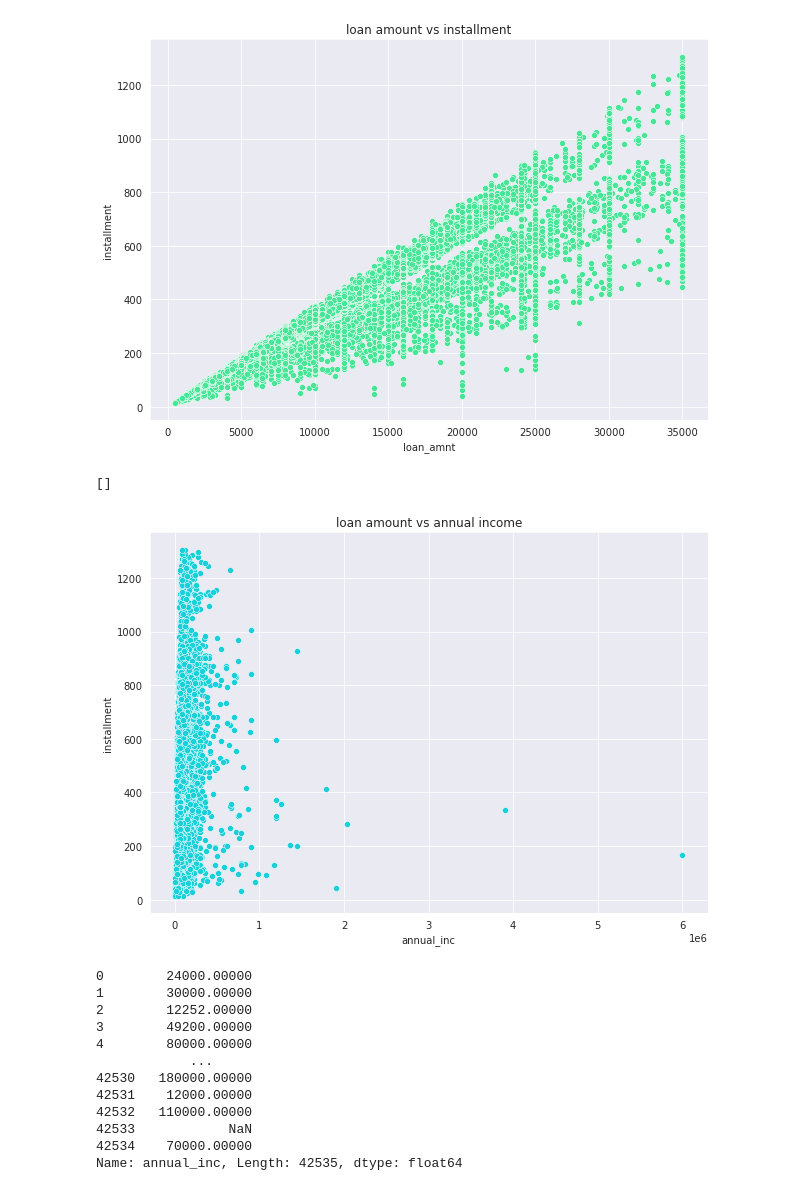
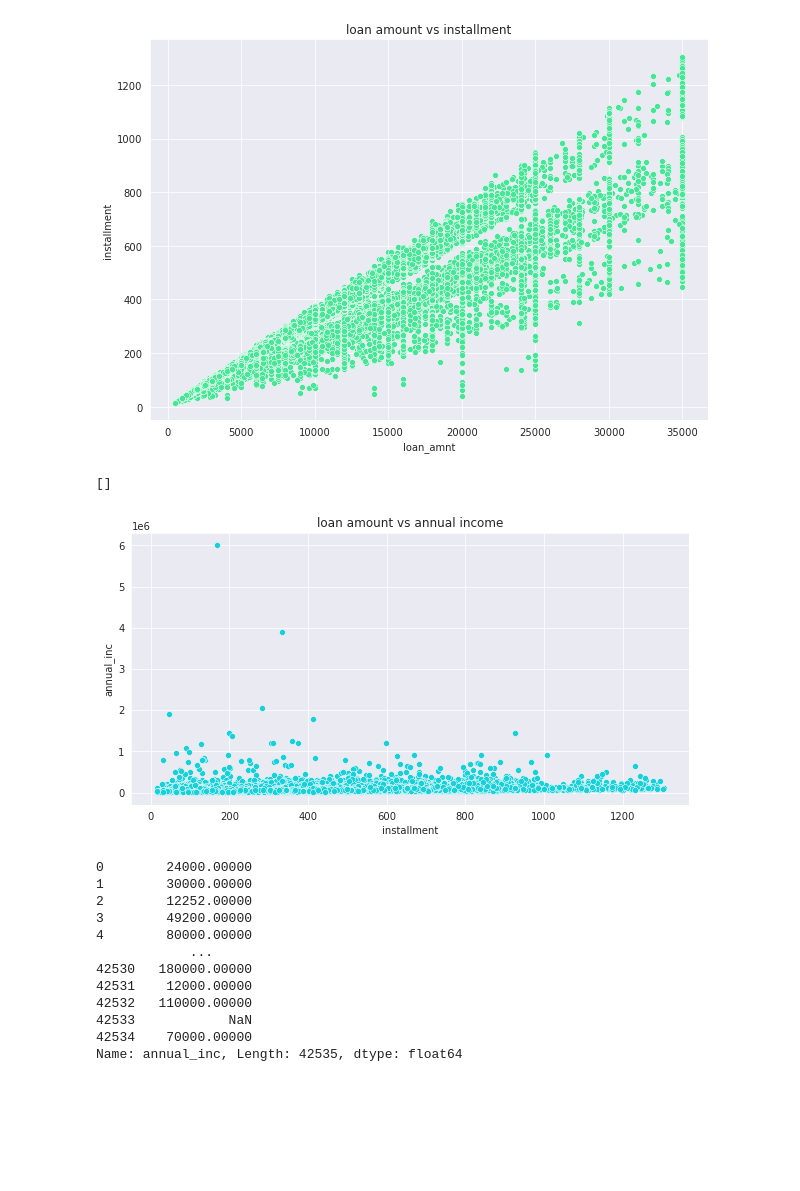
Before and after one commit to Chinmay487/money_lending_club, a Jupyter notebook: analysis.ipynb, the cells around one changed output. Drawn from its saved outputs; the diff is of its cells as text; code cells hidden in the pictures; blank space fills up the shorter version.

```diff
--- a/analysis.ipynb
+++ b/analysis.ipynb
@@ -388,13 +366,13 @@ plt.plot()
 [figure]
 # %%
 # int_rate
-plt.figure(figsize=(10,7))
-sns.scatterplot(x="annual_inc",y="installment",data=df_copy,color="#17D0D9")
+plt.figure(figsize=(10,5))
+sns.scatterplot(y="annual_inc",x="installment",data=df_copy,color="#17D0D9")
 plt.title("loan amount vs annual income")
 plt.plot()
 # %% [output]
 []
-[figure, old version]
+[figure, new version]
 # %%
 df_copy["annual_inc"]
 # %% [output]
```
Also changed, not shown: parts of 92 cells of this notebook, 1 other file.
